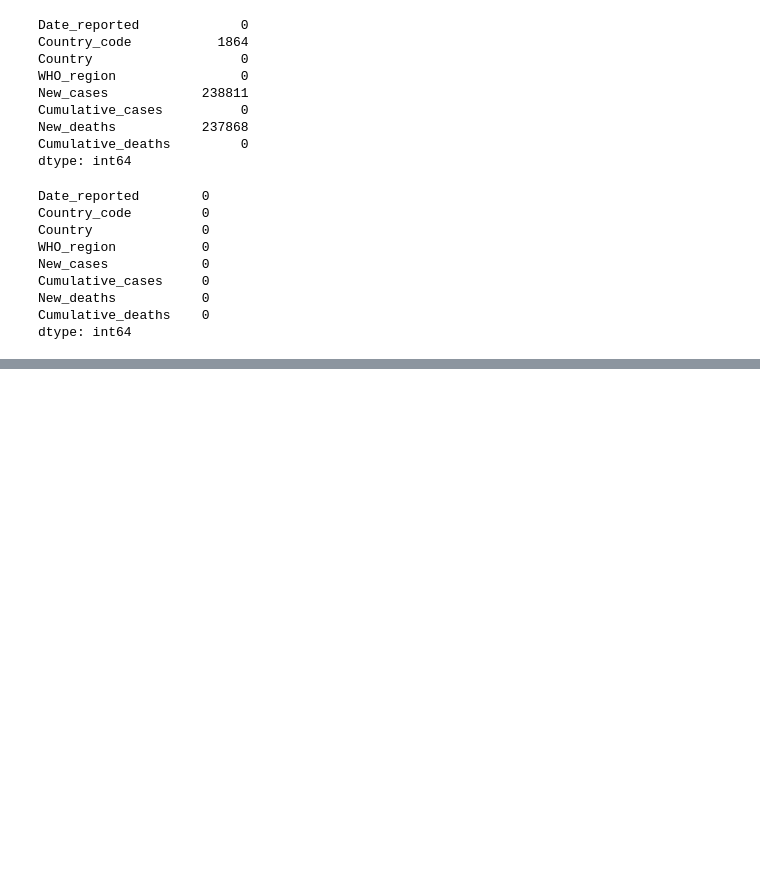
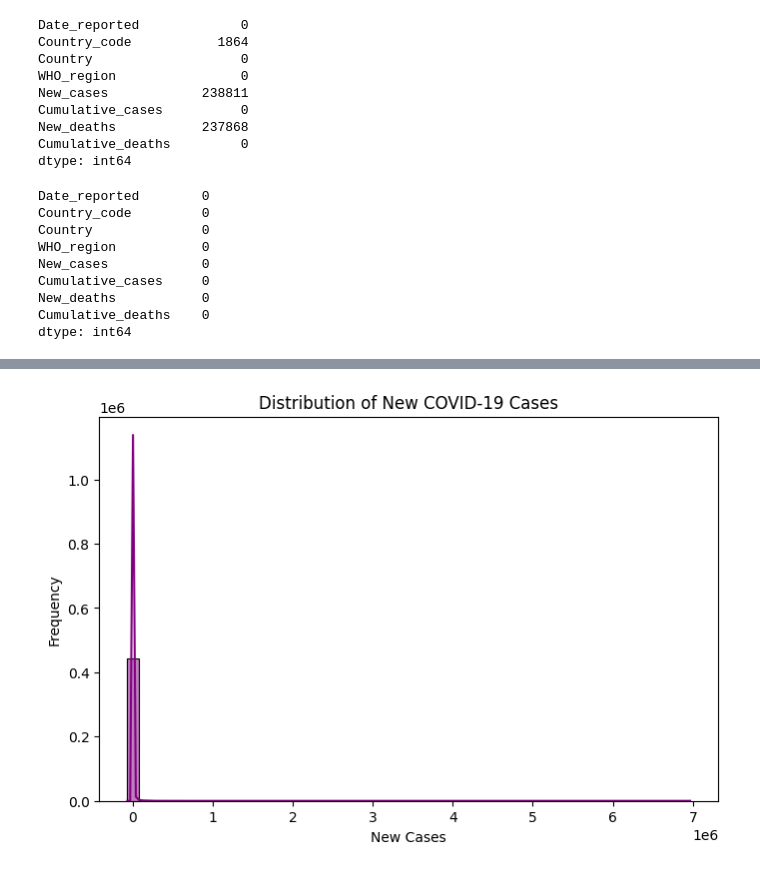
Before and after one commit to andrinawatsemba/Covid-19-Data-Analysis, a Jupyter notebook: data analyzed/who.ipynb, the cells around one changed output, grey strips where cells are left out. Saved outputs shown, nothing was run; the diff lists cells and outputs as text; code cells hidden in the pictures; blank space fills up the shorter version.

```diff
--- a/data analyzed/who.ipynb
+++ b/data analyzed/who.ipynb
@@ -96,0 +146,10 @@ dtype: int64
+# %%
+#distribution of new case
+plt.figure(figsize=(8, 5))
+sns.histplot(data["New_cases"].dropna(), bins=50, kde=True, color="purple")
+plt.xlabel("New Cases")
+plt.ylabel("Frequency")
+plt.title("Distribution of New COVID-19 Cases")
+plt.show()
+# %% [output]
+[figure, added]
```
Also changed, not shown: parts of 10 cells of this notebook.
